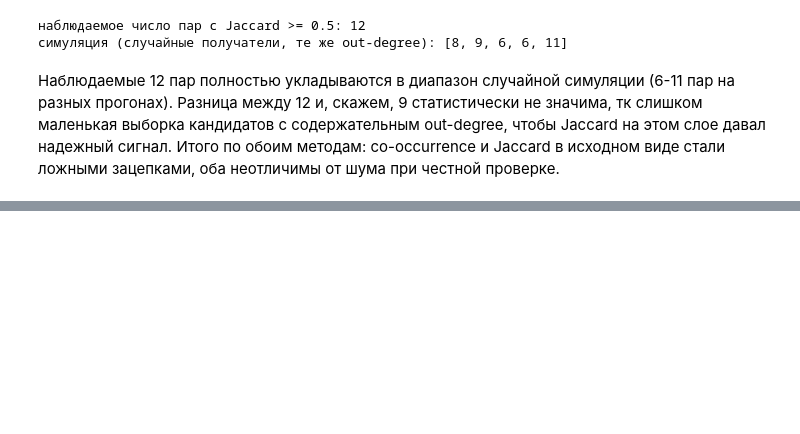
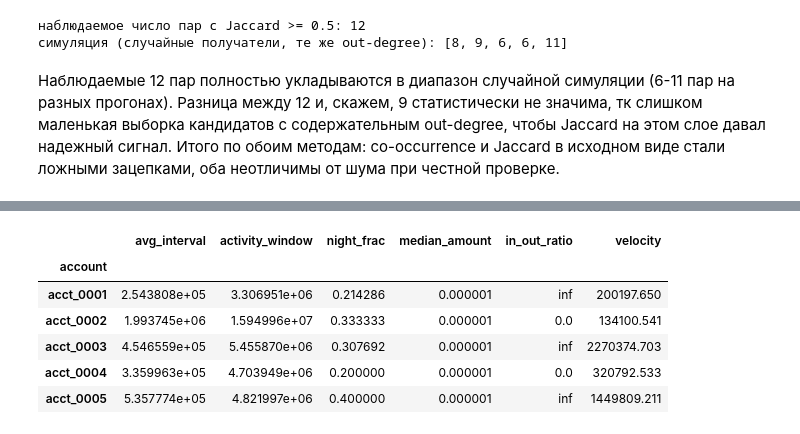
Before and after one commit to Grimb000/account-graph-analysis, a Jupyter notebook: notebook.ipynb, the cells around one changed output, grey strips where cells are left out. Cells and saved outputs as stored; diff of their text form; code cells hidden in the pictures; blank space fills up the shorter version.

```diff
--- a/notebook.ipynb
+++ b/notebook.ipynb
@@ -289,8 +354,0 @@ total volume in: 0
-# %%
-sender_only = ["acct_0331", "acct_0446", "acct_0676", "acct_0746"]
-
-for acc in sender_only:
-    in_G_real = acc in G_real.nodes
-    out_deg = G_real.out_degree(acc) if in_G_real else "не в G_real"
-    in_deg = G_real.in_degree(acc) if in_G_real else "не в G_real"
-    print(f"{acc}: в G_real={in_G_real}, out={out_deg}, in={in_deg}")
@@ -373,11 +422,16 @@ mass senders (>p95): 31
 # %%
-batch_ts = df.groupby(["from", "timestamp"])["to"].apply(list)
-batch_multi = batch_ts[batch_ts.apply(len) >= 2].reset_index()
+# Use the windowed batch definition from above (find_batches_windowed)
+batch_windowed_all = find_batches_windowed(df, window_sec=1.0)
+batch_multi = batch_windowed_all.copy()
+batch_multi["n_recip"] = batch_multi["to"].apply(len)
+batch_multi = batch_multi[batch_multi["n_recip"] >= 2].reset_index(drop=True)
 
 is_mass = batch_multi["from"].isin(mass_senders)
 print("batch событий всего:", len(batch_multi))
 print("из них от mass senders (выкидываю):", is_mass.sum())
+print("транзакций в batch-событиях:", batch_multi["n_recip"].sum())
 
-batch_clean = batch_multi[~is_mass]
+batch_clean = batch_multi[~is_mass].reset_index(drop=True)
 print("осталось батч-событий:", len(batch_clean))
+print("транзакций в оставшихся батчах:", batch_clean["n_recip"].sum())
 # %% [output]
@@ -519,14 +684,62 @@ print("симуляция (случайные получатели, те же ou
 # %%
-df["hour"] = df["timestamp"].dt.hour
+import numpy as np
+
 all_accounts = sorted(set(df["from"]) | set(df["to"]))
+dust_amount = df["amount"].min()
+real_df = df[df["amount"] > dust_amount].copy()
 
-hour_rows = []
+
+def account_features(acc, full_df, real_df):
+    'Temporal and volume features for one account.'
+    out_full = full_df[full_df["from"] == acc].sort_values("timestamp")
+    in_full = full_df[full_df["to"] == acc].sort_values("timestamp")
+    all_tx = pd.concat([out_full.assign(dir="out"), in_full.assign(dir="in")]).sort_values("timestamp")
+
+    # temporal
+    if len(all_tx) >= 2:
+        avg_interval = all_tx["timestamp"].diff().dt.total_seconds().mean()
+    else:
+        avg_interval = np.nan
+    activity_window = (all_tx["timestamp"].max() - all_tx["timestamp"].min()).total_seconds() if len(all_tx) > 0 else 0
+    night_frac = ((all_tx["timestamp"].dt.hour >= 0) & (all_tx["timestamp"].dt.hour < 6)).mean() if len(all_tx) > 0 else 0
+
+    # volume
+    median_amount = all_tx["amount"].median() if len(all_tx) > 0 else 0
+    out_vol_real = real_df[real_df["from"] == acc]["amount"].sum()
+    in_vol_real = real_df[real_df["to"] == acc]["amount"].sum()
+    if out_vol_real > 0:
+        in_out_ratio = in_vol_real / out_vol_real
+    elif in_vol_real > 0:
+        in_out_ratio = np.inf
+    else:
+        in_out_ratio = 0
+
+    # velocity: median time from receipt to next send
+    velocities = []
+    for _, in_row in in_full.iterrows():
+        later_out = out_full[out_full["timestamp"] > in_row["timestamp"]]
+        if not later_out.empty:
+            velocities.append((later_out["timestamp"].iloc[0] - in_row["timestamp"]).total_seconds())
+    velocity = np.median(velocities) if velocities else np.nan
+
+    return {
+        "avg_interval": avg_interval,
+        "activity_window": activity_window,
+        "night_frac": night_frac,
+        "median_amount": median_amount,
+        "in_out_ratio": in_out_ratio,
+        "velocity": velocity,
+    }
+
+
+feat_records = []
 for acc in all_accounts:
-    hrs = pd.concat([df.loc[df["from"] == acc, "hour"], df.loc[df["to"] == acc, "hour"]])
-    hist = hrs.value_counts().reindex(range(24), fill_value=0)
-    total = hist.sum()
-    hour_rows.append(hist / total if total > 0 else hist)
+    feats = account_features(acc, df, real_df)
+    feats["account"] = acc
+    feat_records.append(feats)
 
-hour_matrix = pd.DataFrame(hour_rows, index=all_accounts).values
-print("shape:", hour_matrix.shape)
+feat_df = pd.DataFrame(feat_records)
+feat_df.set_index("account", inplace=True)
+print("features shape:", feat_df.shape)
+feat_df.head()
 # %% [output]
@@ -534,3 +747,10 @@ shape: (1000, 24)
+|  | avg_interval | activity_window | night_frac | median_amount | in_out_ratio | velocity |
+| account |  |  |  |  |  |  |
+| acct_0001 | 2.543808e+05 | 3.306951e+06 | 0.214286 | 0.000001 | inf | 200197.650 |
+| acct_0002 | 1.993745e+06 | 1.594996e+07 | 0.333333 | 0.000001 | 0.0 | 134100.541 |
+| acct_0003 | 4.546559e+05 | 5.455870e+06 | 0.307692 | 0.000001 | inf | 2270374.703 |
+| acct_0004 | 3.359963e+05 | 4.703949e+06 | 0.200000 | 0.000001 | 0.0 | 320792.533 |
+| acct_0005 | 5.357774e+05 | 4.821997e+06 | 0.400000 | 0.000001 | inf | 1449809.211 |
 # %%
 out_deg = dict(G_full.out_degree())
 in_deg = dict(G_full.in_degree())
```
Also changed, not shown: parts of 58 cells of this notebook, 4 other files.
